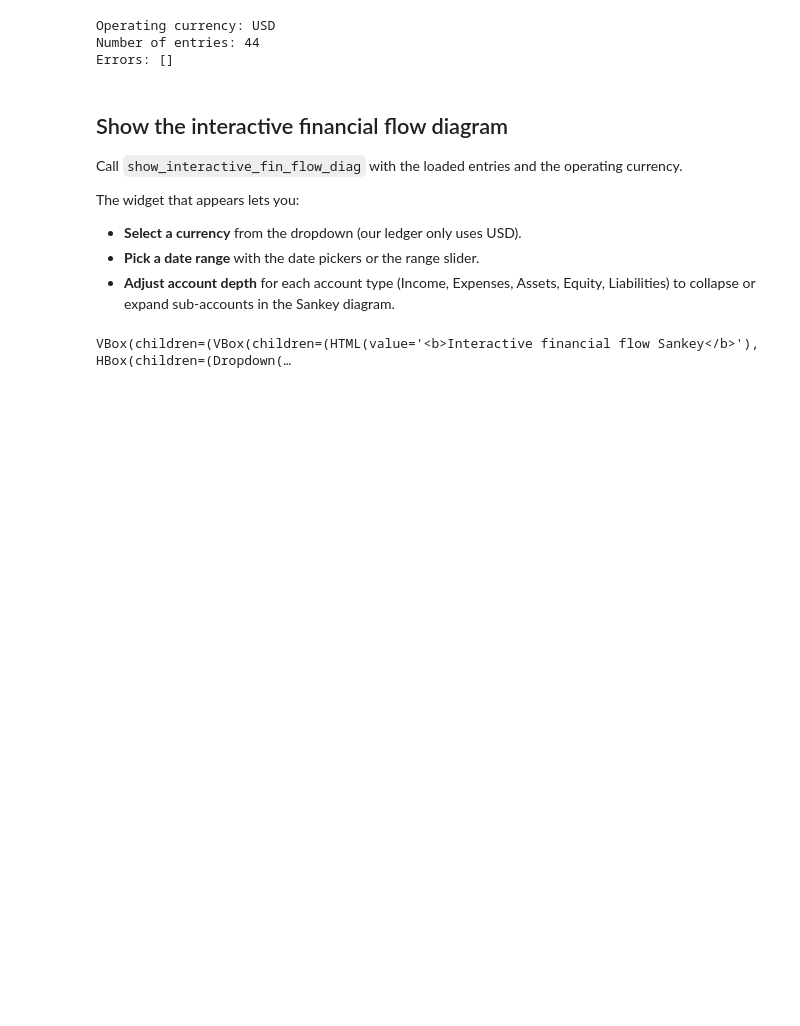
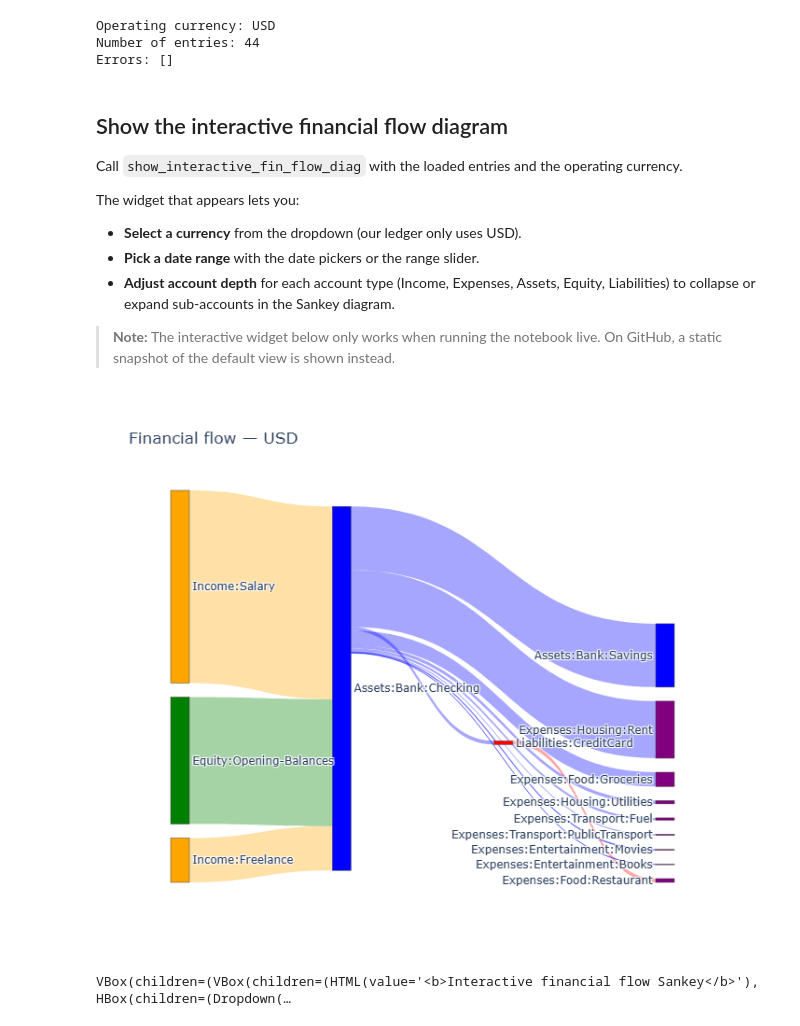
Before and after one commit to Ev2geny/evbeantools, a Jupyter notebook: docs/fin_flow_diag.ipynb, the cells around one changed output. Saved outputs shown, nothing was run; the diff lists cells and outputs as text; code cells hidden in the pictures; blank space fills up the shorter version.

```diff
--- a/docs/fin_flow_diag.ipynb
+++ b/docs/fin_flow_diag.ipynb
@@ -236,6 +236,14 @@ The widget that appears lets you:
 - **Select a currency** from the dropdown (our ledger only uses USD).
 - **Pick a date range** with the date pickers or the range slider.
 - **Adjust account depth** for each account type (Income, Expenses, Assets, Equity, Liabilities) to collapse or expand sub-accounts in the Sankey diagram.
+
+> **Note:** The interactive widget below only works when running the notebook live. On GitHub, a static snapshot of the default view is shown instead.
+# %%
+# Static snapshot for GitHub rendering (the interactive widget below won't display on GitHub)
+fig = get_sankey_figure_from_entries(entries, CURR)
+fig.show()
+# %% [output]
+[figure, added]
 # %%
 show_interactive_fin_flow_diag(entries, options["operating_currency"])
 # %% [output]
```
